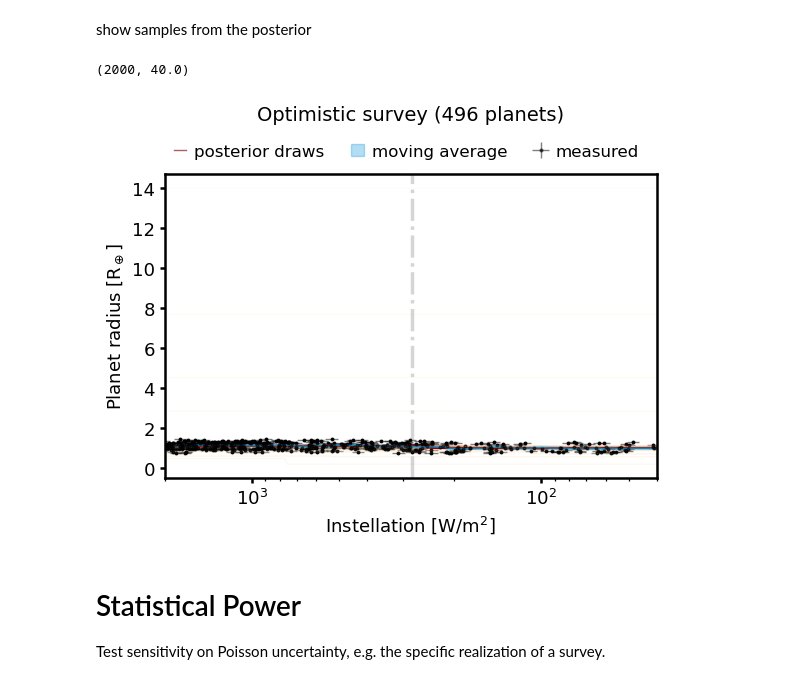
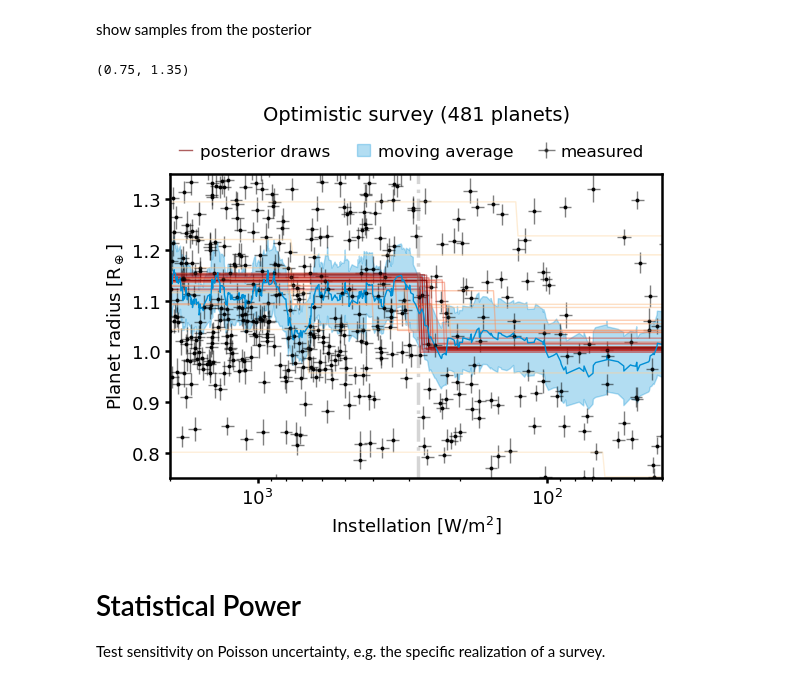
Before and after one commit to matiscke/hz-inner-edge-discontinuity, a Jupyter notebook: src/scripts/magmaocean.ipynb, the cells around one changed output. Cells and saved outputs as stored; diff of their text form; code cells hidden in the pictures.

```diff
--- a/src/scripts/magmaocean.ipynb
+++ b/src/scripts/magmaocean.ipynb
@@ -640,17 +673,17 @@ fig.legend(fontsize=12, loc='lower left', ncol=99, bbox_to_anchor=(0.15, .97),
 # %%
 from bioverse.hypothesis import Hypothesis, magma_ocean_hypo, magma_ocean_f0, get_avg_deltaR_deltaRho
 
-if parameter_of_interest == 'R':
-    labels = ('R',)
-elif parameter_of_interest == 'rho':
-    labels = ('rho',)
+# if parameter_of_interest == 'R':
+#     labels = ('R',)
+# elif parameter_of_interest == 'rho':
+#     labels = ('rho',)
 
 params = ('S_thresh', 'wrr', 'f_rgh', 'avg')
 labels = (parameter_of_interest + '_mean',)
 features = ('a_eff',)
 
 # define PRIORS for the parameters in theta (log-uniform for 'S_thresh' and 'wrr', uniform for 'f_rgh', 'R_avg')
-log = (True, True, False, False)
+log = (False, True, False, False)
 
 if parameter_of_interest == 'R':
     bounds = np.array([[10., 1000.0], [1e-5, 0.1], [0.0, 1.0], [.1, 15.]])
@@ -717,12 +748,12 @@ The parameter space is complex, need to use nested sampling (not MCMC).
 %%time
 import corner
 
-nburn = 10
-nlive = 200
+nburn = 100
+nlive = 500
 
 # Sample the posterior distribution of h(theta | x, y) using a simulated data set, and compare to the null hypothesis via a model comparison metric.
 results = h_magmaocean.fit(data, return_chains=True, nburn=nburn, nlive=nlive, sampler_results=True)
-# results = h_magmaocean.fit(data, return_chains=True, nburn=100, nlive=200, method='emcee')
+# results = h_magmaocean.fit(data, return_chains=True, nburn=500, nsteps=5000, method='emcee')
 
 print("The evidence in favor of the hypothesis is: dlnZ = {:.1f} (corresponds to p = {:.3f})".format(
     results['dlnZ'], np.exp(-results['dlnZ'])))
@@ -798,7 +858,7 @@ ax.errorbar(data[xvar], data[yvar], xerr=data.error[xvar], yerr=data.error[yvar]
 
 # overplot samples from the posterior
 sampler_results = results['sampler_results']
-posterior_sample = sampler_results.samples[nburn::100]
+posterior_sample = sampler_results.samples[nburn::500]
 
 S_grid = np.geomspace(10., 2000., 300)
 a_eff_grid = S2a_eff(S_grid)
@@ -811,7 +871,7 @@ for i, s in enumerate(posterior_sample):
     ax.plot(S_grid, P_magma,
             c=colors[i],
             # c='k',
-            alpha=.3, lw=1.)
+            alpha=.5, lw=1.)
 ax.plot(S_grid, P_magma,
         c=colors[i],
 #         # c='k',
@@ -826,37 +886,37 @@ ax.plot(S_grid, P_magma,
 
 ax.set_xscale('log')
 # ax.set_yscale('log')
 if xvar == 'S_abs':
     ax.set_xlabel('Instellation [$\mathrm{W/m^2}$]')
     ax.axvline(planets_args['S_thresh'], ls='-.', c='gray', alpha=.33)
     ax.invert_xaxis()
 if yvar == 'R':
     ax.set_ylabel('Planet radius [R$_\oplus$]')
 elif yvar == 'rho':
     ax.set_ylabel('bulk density(g/cm3)')
 
 
 # add confidence interval of rolling mean radius
 mean = data.sort_by('S_abs')[parameter_of_interest + '_mean']
 sem = data.error.sort_by('S_abs')[parameter_of_interest + '_mean']
 ax.plot(data.sort_by('S_abs')['S_abs'], mean,
                 color='C2', lw=1)
 ax.fill_between(data.sort_by('S_abs')['S_abs'], (mean-sem),
                 (mean+sem), color='C2', alpha=.3, label='moving average')
 
 
-ax.set_title('Optimistic survey ({} planets)'.format(N), y=1.15, fontsize=14)
+ax.set_title('Optimistic survey ({} planets)'.format(len(data)), y=1.15, fontsize=14)
 fig.legend(fontsize=12, loc='lower left', ncol=99, bbox_to_anchor=(0.15, .97),
                               frameon=False, columnspacing=1.6)
 
 # ax.axhline(0.98, color='C2', ls='--', label='mean')
 
 ax.set_xlim(2000,40.)
-# ax.set_ylim(0.8, 1.4)
+ax.set_ylim(0.75, 1.35)
 # ax.set_ylim(1.8, 5.)
 # %% [output]
-(2000, 40.0)
+(0.75, 1.35)
-[figure, old version]
+[figure, new version]
 # %%
 # fig.savefig(paths.static / 'optimistic_R-S.pdf')
 # %% [markdown]
```
Also changed, not shown: parts of 56 cells of this notebook, 4 other files.
